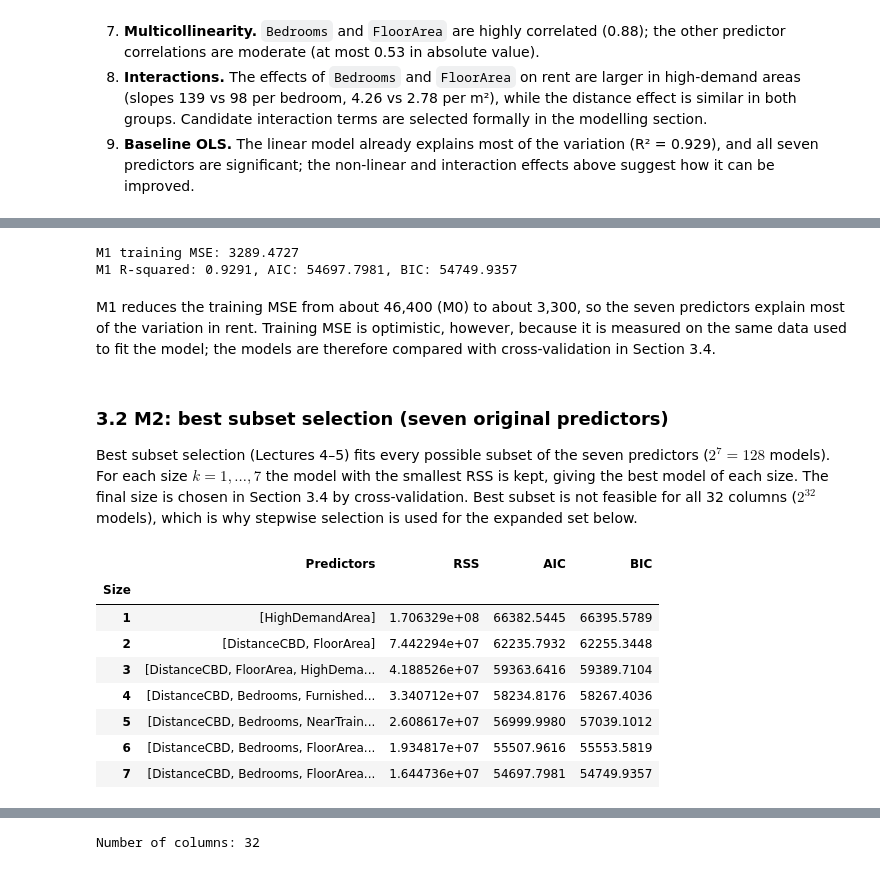
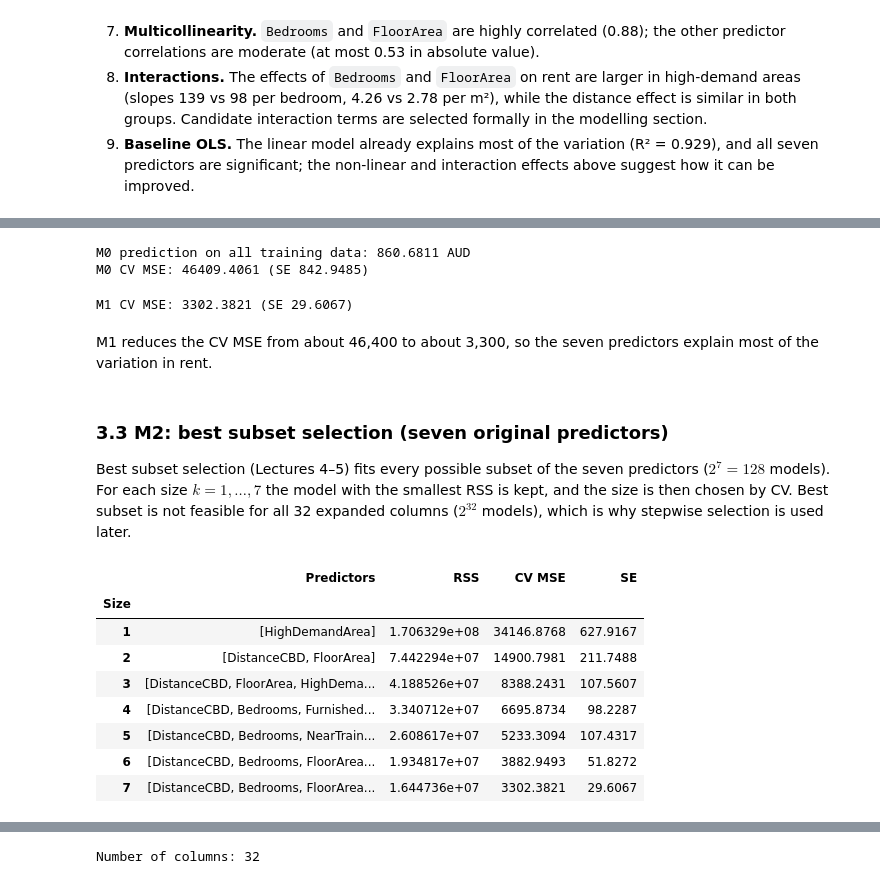
Before and after one commit to QingXueli/qbus2820, a Jupyter notebook: SID_Assignment1_implementation.ipynb, the cells around one changed output, grey strips where cells are left out. Cells and saved outputs as stored; diff of their text form; code cells hidden in the pictures.

```diff
--- a/SID_Assignment1_implementation.ipynb
+++ b/SID_Assignment1_implementation.ipynb
@@ -528,50 +535,61 @@ M0 training MSE: 46393.8061
-# %%
-# M1: OLS with the seven linear terms (same model as in Section 2.10)
-x_with_intercept = sm.add_constant(train[predictors], prepend=True)
-m1 = sm.OLS(y, x_with_intercept).fit()
-m1_train_mse = np.mean(m1.resid ** 2)          # average squared residual on the training data
-print('M1 training MSE: {0:.4f}'.format(m1_train_mse))
-print('M1 R-squared: {0:.4f}, AIC: {1:.4f}, BIC: {2:.4f}'.format(m1.rsquared, m1.aic, m1.bic))
-# %% [output]
-M1 training MSE: 3289.4727
-M1 R-squared: 0.9291, AIC: 54697.7981, BIC: 54749.9357
+# %%
+# M0: predict the average rent of the training folds (manual loop over the same folds)
+fold_mse = []
+for train_index, valid_index in kf.split(train):
+    prediction = y.iloc[train_index].mean()                              # mean rent of the training folds
+    fold_mse.append(np.mean((y.iloc[valid_index] - prediction) ** 2))    # MSE on the validation fold
+
+m0_mse = np.mean(fold_mse)
+m0_se = np.std(fold_mse, ddof=1) / np.sqrt(len(fold_mse))
+results.append({'Model': 'M0: Null model', 'CV MSE': m0_mse, 'SE': m0_se})
+print('M0 prediction on all training data: {0:.4f} AUD'.format(y.mean()))
+print('M0 CV MSE: {0:.4f} (SE {1:.4f})'.format(m0_mse, m0_se))
+# %% [output]
+M0 prediction on all training data: 860.6811 AUD
+M0 CV MSE: 46409.4061 (SE 842.9485)
+# %%
+from sklearn.linear_model import LinearRegression
+
+# M1: OLS with the seven linear terms
+mse, se = cv_mse(LinearRegression(), train[predictors])
+results.append({'Model': 'M1: OLS, 7 linear terms', 'CV MSE': mse, 'SE': se})
+print('M1 CV MSE: {0:.4f} (SE {1:.4f})'.format(mse, se))
+# %% [output]
+M1 CV MSE: 3302.3821 (SE 29.6067)
 # %% [markdown]
-M1 reduces the training MSE from about 46,400 (M0) to about 3,300, so the seven predictors explain most of the
-variation in rent. Training MSE is optimistic, however, because it is measured on the same data used to fit the model;
-the models are therefore compared with cross-validation in Section 3.4.
+M1 reduces the CV MSE from about 46,400 to about 3,300, so the seven predictors explain most of the variation in rent.
 # %% [markdown]
-### 3.2 M2: best subset selection (seven original predictors)
+### 3.3 M2: best subset selection (seven original predictors)
 
 Best subset selection (Lectures 4–5) fits every possible subset of the seven predictors ($2^7 = 128$ models).
-For each size $k = 1, \dots, 7$ the model with the smallest RSS is kept, giving the best model of each size.
-The final size is chosen in Section 3.4 by cross-validation. Best subset is not feasible for all 32 columns
-($2^{32}$ models), which is why stepwise selection is used for the expanded set below.
+For each size $k = 1, \dots, 7$ the model with the smallest RSS is kept, and the size is then chosen by CV.
+Best subset is not feasible for all 32 expanded columns ($2^{32}$ models), which is why stepwise selection is used later.
 # %%
 # NOTE: not from tutorial — reason: itertools.combinations lists all subsets of a given size for best subset selection (Lectures 4-5)
 import itertools
 
 best_subsets = []                                         # best model of each size
 for k in range(1, len(predictors) + 1):
     best_rss = np.inf
     for subset in itertools.combinations(predictors, k):  # every subset with k predictors
         x_with_intercept = sm.add_constant(train[list(subset)], prepend=True)
         est = sm.OLS(y, x_with_intercept).fit()
         if est.ssr < best_rss:                            # ssr = residual sum of squares (RSS)
             best_rss = est.ssr
-            best_est = est
             best_subset = list(subset)
-    best_subsets.append({'Size': k, 'Predictors': best_subset, 'RSS': best_rss,
-                         'AIC': best_est.aic, 'BIC': best_est.bic})
+
+    mse, se = cv_mse(LinearRegression(), train[best_subset])   # CV MSE of the best model of this size
+    best_subsets.append({'Size': k, 'Predictors': best_subset, 'RSS': best_rss, 'CV MSE': mse, 'SE': se})
 
 best_subsets = pd.DataFrame(best_subsets).set_index('Size')
 best_subsets.round(4)
 # %% [output]
-|  | Predictors | RSS | AIC | BIC |
+|  | Predictors | RSS | CV MSE | SE |
 | Size |  |  |  |  |
-| 1 | [HighDemandArea] | 1.706329e+08 | 66382.5445 | 66395.5789 |
-| 2 | [DistanceCBD, FloorArea] | 7.442294e+07 | 62235.7932 | 62255.3448 |
-| 3 | [DistanceCBD, FloorArea, HighDema... | 4.188526e+07 | 59363.6416 | 59389.7104 |
-| 4 | [DistanceCBD, Bedrooms, Furnished... | 3.340712e+07 | 58234.8176 | 58267.4036 |
-| 5 | [DistanceCBD, Bedrooms, NearTrain... | 2.608617e+07 | 56999.9980 | 57039.1012 |
-| 6 | [DistanceCBD, Bedrooms, FloorArea... | 1.934817e+07 | 55507.9616 | 55553.5819 |
-| 7 | [DistanceCBD, Bedrooms, FloorArea... | 1.644736e+07 | 54697.7981 | 54749.9357 |
+| 1 | [HighDemandArea] | 1.706329e+08 | 34146.8768 | 627.9167 |
+| 2 | [DistanceCBD, FloorArea] | 7.442294e+07 | 14900.7981 | 211.7488 |
+| 3 | [DistanceCBD, FloorArea, HighDema... | 4.188526e+07 | 8388.2431 | 107.5607 |
+| 4 | [DistanceCBD, Bedrooms, Furnished... | 3.340712e+07 | 6695.8734 | 98.2287 |
+| 5 | [DistanceCBD, Bedrooms, NearTrain... | 2.608617e+07 | 5233.3094 | 107.4317 |
+| 6 | [DistanceCBD, Bedrooms, FloorArea... | 1.934817e+07 | 3882.9493 | 51.8272 |
+| 7 | [DistanceCBD, Bedrooms, FloorArea... | 1.644736e+07 | 3302.3821 | 29.6067 |
```
Also changed, not shown: parts of 34 cells of this notebook, 2 other files.
